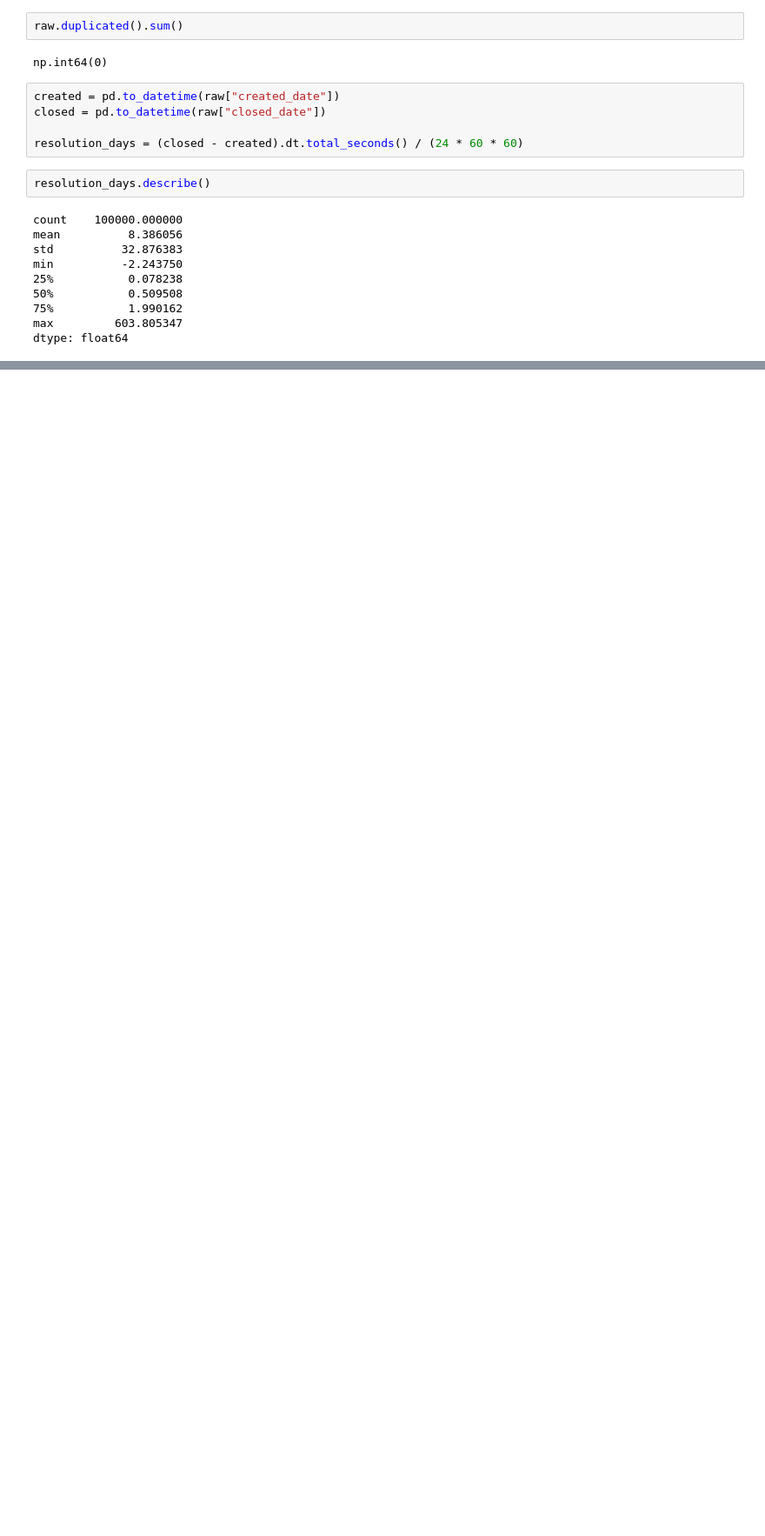
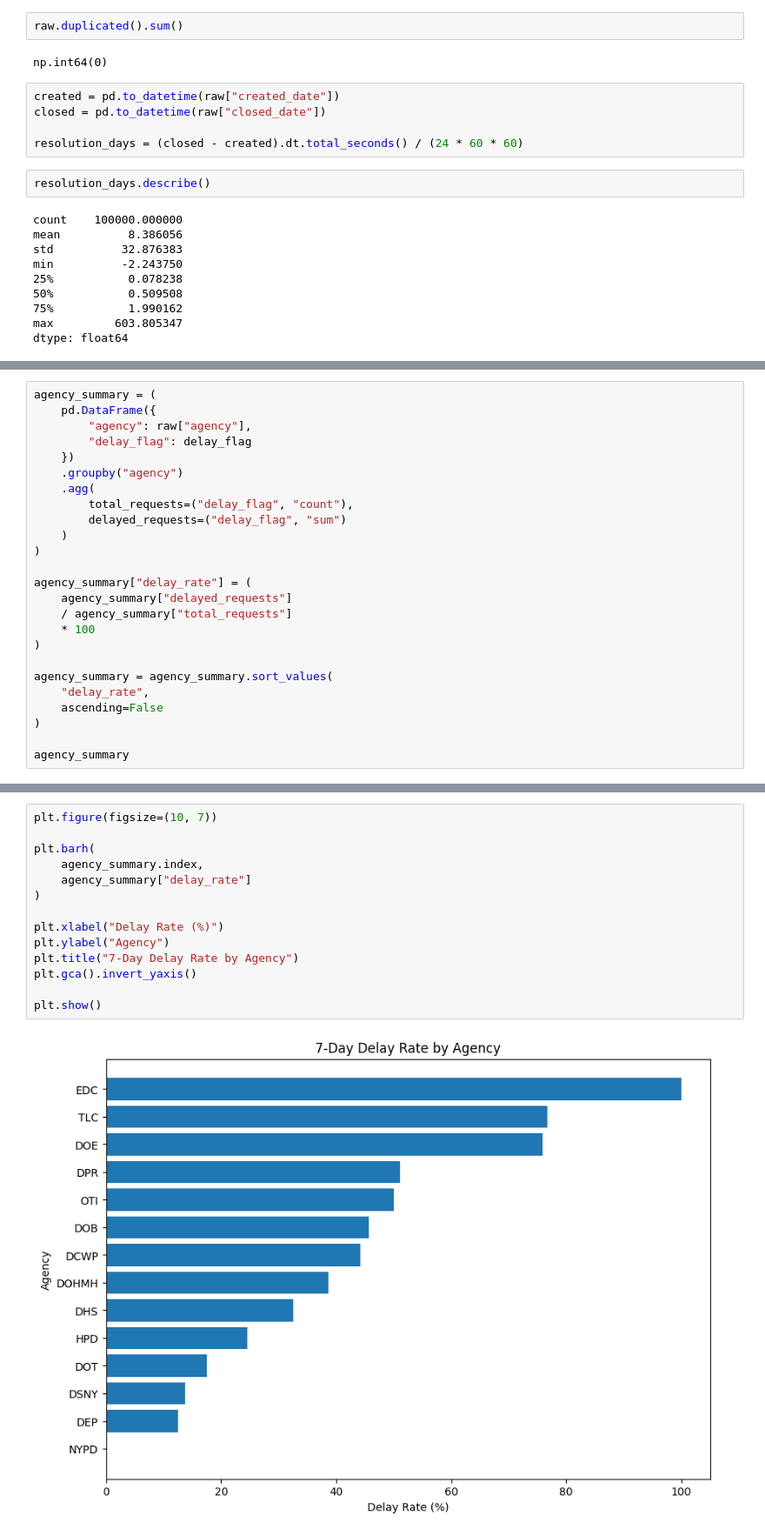
Before and after one commit to mahimjohn/NYC311-Triage, a Jupyter notebook: notebooks/01_data_understanding.ipynb, the cells around one changed output, grey strips where cells are left out. Shown at 87% size. Saved outputs shown, nothing was run; the diff lists cells and outputs as text; blank space fills up the shorter version.

```diff
--- a/notebooks/01_data_understanding.ipynb
+++ b/notebooks/01_data_understanding.ipynb
@@ -91,0 +170,25 @@ dtype: float64
+# %%
+agency_summary = (
+    pd.DataFrame({
+        "agency": raw["agency"],
+        "delay_flag": delay_flag
+    })
+    .groupby("agency")
+    .agg(
+        total_requests=("delay_flag", "count"),
+        delayed_requests=("delay_flag", "sum")
+    )
+)
+
+agency_summary["delay_rate"] = (
+    agency_summary["delayed_requests"]
+    / agency_summary["total_requests"]
+    * 100
+)
+
+agency_summary = agency_summary.sort_values(
+    "delay_rate",
+    ascending=False
+)
+
+agency_summary
@@ -91,0 +214,16 @@ dtype: float64
+# %%
+plt.figure(figsize=(10, 7))
+
+plt.barh(
+    agency_summary.index,
+    agency_summary["delay_rate"]
+)
+
+plt.xlabel("Delay Rate (%)")
+plt.ylabel("Agency")
+plt.title("7-Day Delay Rate by Agency")
+plt.gca().invert_yaxis()
+
+plt.show()
+# %% [output]
+[figure, added]
```
Also changed, not shown: parts of 28 cells of this notebook, 1 other file.
